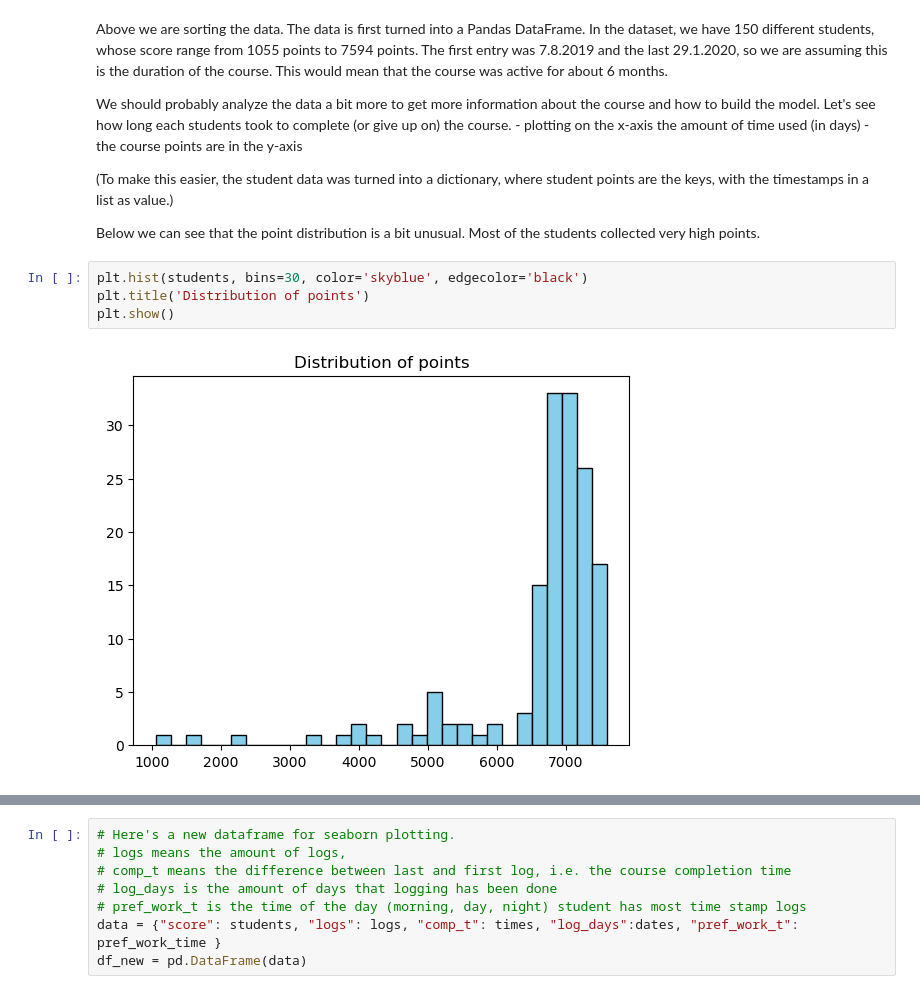
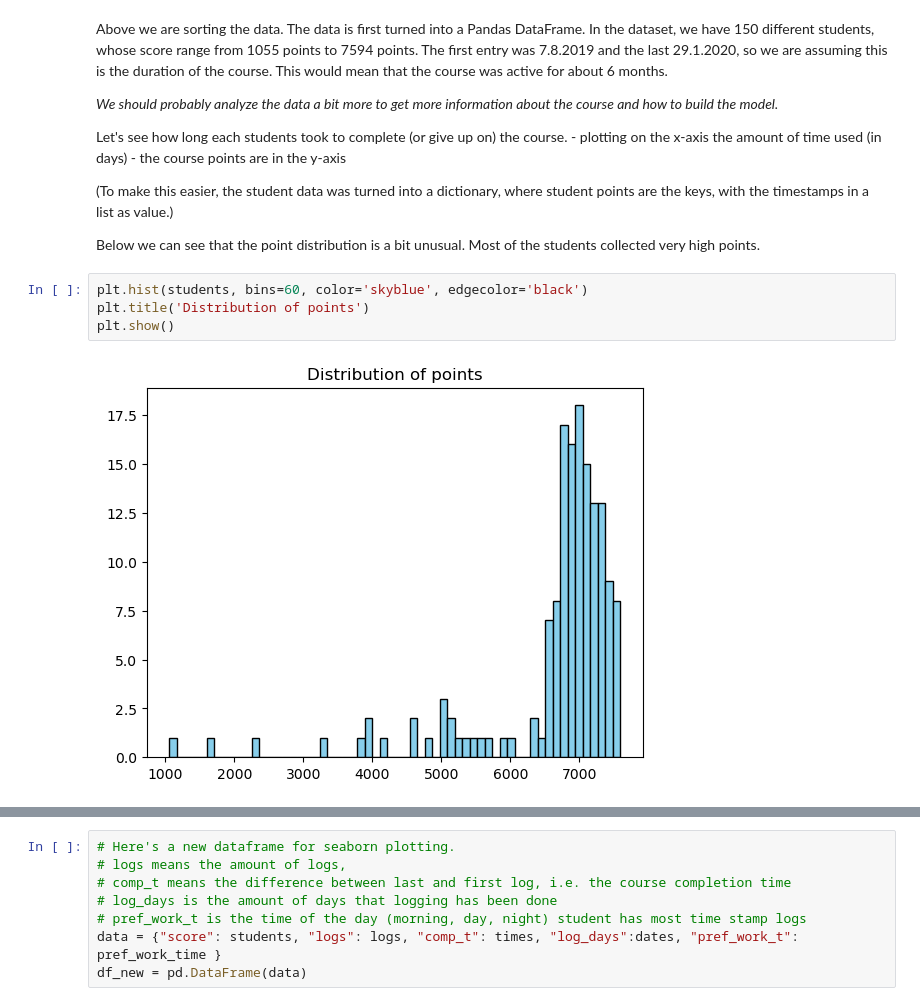
Before and after one commit to fskgiulia/JYUEF01, a Jupyter notebook: project_notebook.ipynb, the cells around one changed output, grey strips where cells are left out. Drawn from its saved outputs; the diff is of its cells as text.

```diff
--- a/project_notebook.ipynb
+++ b/project_notebook.ipynb
@@ -52,7 +33,8 @@ In the dataset, we have 150 different students, whose score range from 1055 poin
 The first entry was 7.8.2019 and the last 29.1.2020, so we are assuming this is the duration of the course.
 This would mean that the course was active for about 6 months.
 
-We should probably analyze the data a bit more to get more information about the course and how to build the model.
+_We should probably analyze the data a bit more to get more information about the course and how to build the model._
+
 Let's see how long each students took to complete (or give up on) the course.
     - plotting on the x-axis the amount of time used (in days)
     - the course points are in the y-axis
@@ -62,11 +44,11 @@ the timestamps in a list as value.)
 
 Below we can see that the point distribution is a bit unusual. Most of the students collected very high points.
 # %%
-plt.hist(students, bins=30, color='skyblue', edgecolor='black')
+plt.hist(students, bins=60, color='skyblue', edgecolor='black')
 plt.title('Distribution of points')
 plt.show()
 # %% [output]
-[figure, old version]
+[figure, new version]
 # %%
 import matplotlib.pyplot as plt
 import numpy as np
```
Also changed, not shown: parts of 8 cells of this notebook.
